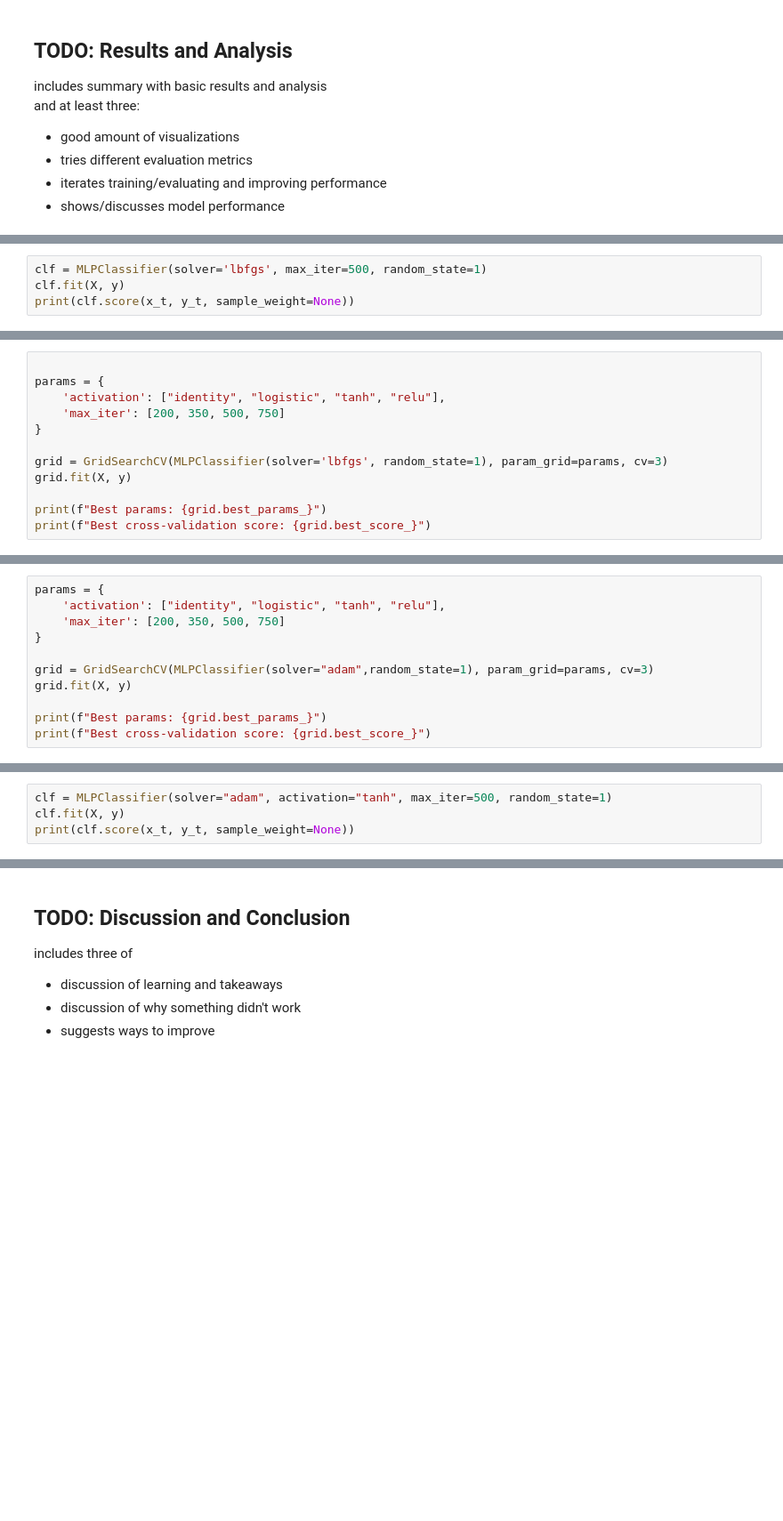
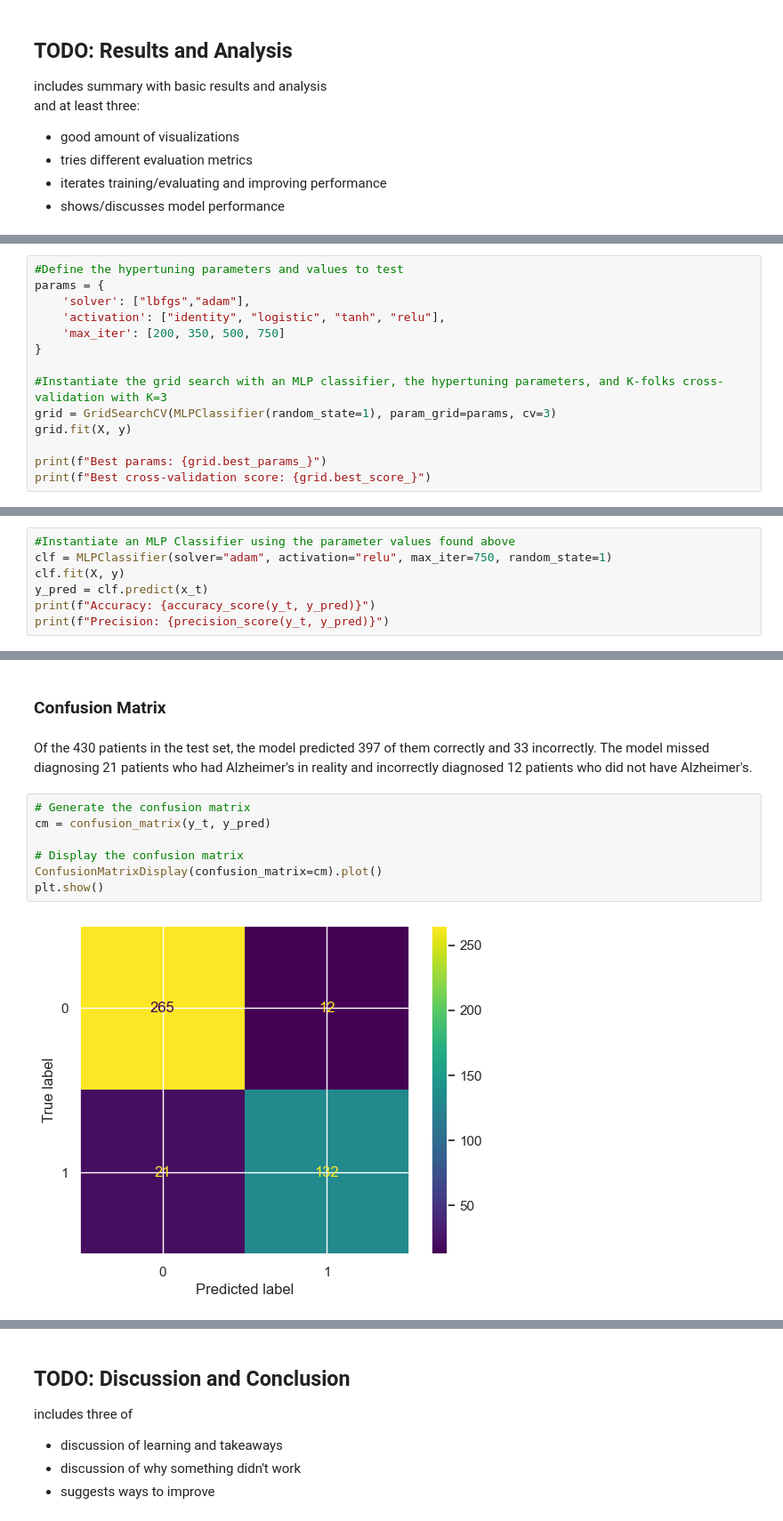
Before and after one commit to cmis1/MSDS, a Jupyter notebook: DTSA 5509/DTSA 5509 Final.ipynb, the cells around one changed output, grey strips where cells are left out. Shown at 89% size. Cells and saved outputs as stored; diff of their text form; blank space fills up the shorter version.

```diff
--- a/DTSA 5509/DTSA 5509 Final.ipynb
+++ b/DTSA 5509/DTSA 5509 Final.ipynb
@@ -406,4 +410,0 @@ Our simple linear regression, multiple linear regression (with and without inter
-# %%
-clf = MLPClassifier(solver='lbfgs', max_iter=500, random_state=1)
-clf.fit(X, y)
-print(clf.score(x_t, y_t, sample_weight=None))
@@ -412,11 +421,13 @@ print(clf.score(x_t, y_t, sample_weight=None))
 # %%
-
+#Define the hypertuning parameters and values to test
 params = {
+    'solver': ["lbfgs","adam"],
     'activation': ["identity", "logistic", "tanh", "relu"],
     'max_iter': [200, 350, 500, 750]
 }
 
-grid = GridSearchCV(MLPClassifier(solver='lbfgs', random_state=1), param_grid=params, cv=3)
+#Instantiate the grid search with an MLP classifier, the hypertuning parameters, and K-folks cross-validation with K=3
+grid = GridSearchCV(MLPClassifier(random_state=1), param_grid=params, cv=3)
 grid.fit(X, y)
 
 print(f"Best params: {grid.best_params_}")
@@ -427,11 +437,0 @@ Best cross-validation score: 0.8993600930773705
-# %%
-params = {
-    'activation': ["identity", "logistic", "tanh", "relu"],
-    'max_iter': [200, 350, 500, 750]
-}
-
-grid = GridSearchCV(MLPClassifier(solver="adam",random_state=1), param_grid=params, cv=3)
-grid.fit(X, y)
-
-print(f"Best params: {grid.best_params_}")
-print(f"Best cross-validation score: {grid.best_score_}")
@@ -441,5 +445,8 @@ Best cross-validation score: 0.9168121000581735
 # %%
-clf = MLPClassifier(solver="adam", activation="tanh", max_iter=500, random_state=1)
+#Instantiate an MLP Classifier using the parameter values found above
+clf = MLPClassifier(solver="adam", activation="relu", max_iter=750, random_state=1)
 clf.fit(X, y)
-print(clf.score(x_t, y_t, sample_weight=None))
+y_pred = clf.predict(x_t)
+print(f"Accuracy: {accuracy_score(y_t, y_pred)}")
+print(f"Precision: {precision_score(y_t, y_pred)}")
 # %% [output]
@@ -474,0 +474,13 @@ plt.show()
+# %% [markdown]
+### Confusion Matrix
+# %% [markdown]
+Of the 430 patients in the test set, the model predicted 397 of them correctly and 33 incorrectly.  The model missed diagnosing 21 patients who had Alzheimer's in reality and incorrectly diagnosed 12 patients who did not have Alzheimer's.
+# %%
+# Generate the confusion matrix
+cm = confusion_matrix(y_t, y_pred)
+
+# Display the confusion matrix
+ConfusionMatrixDisplay(confusion_matrix=cm).plot()
+plt.show()
+# %% [output]
+[figure, added]
```
Also changed, not shown: parts of 41 cells of this notebook, 1 other file.
